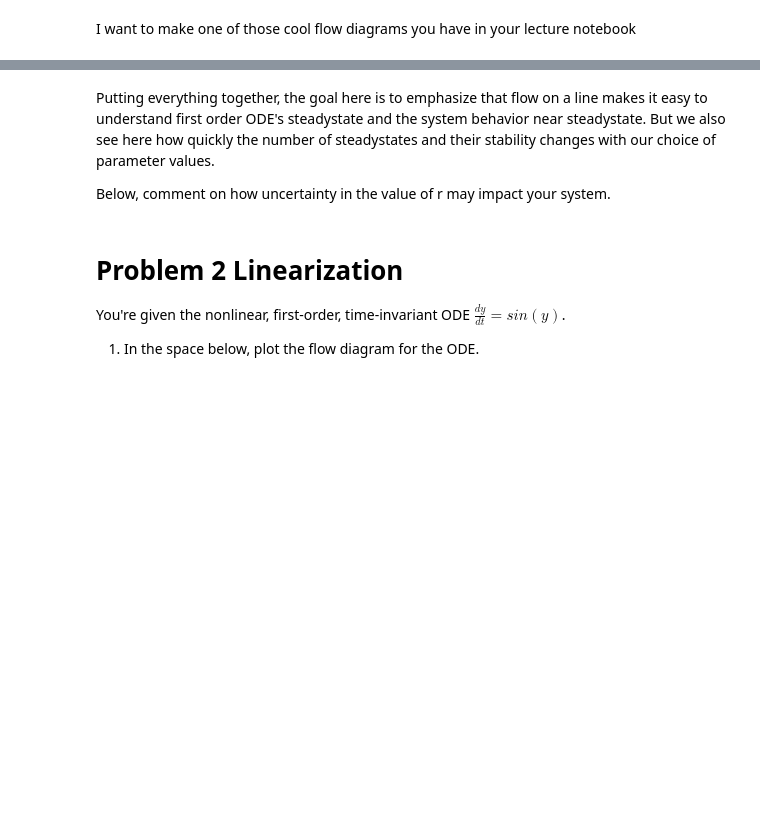
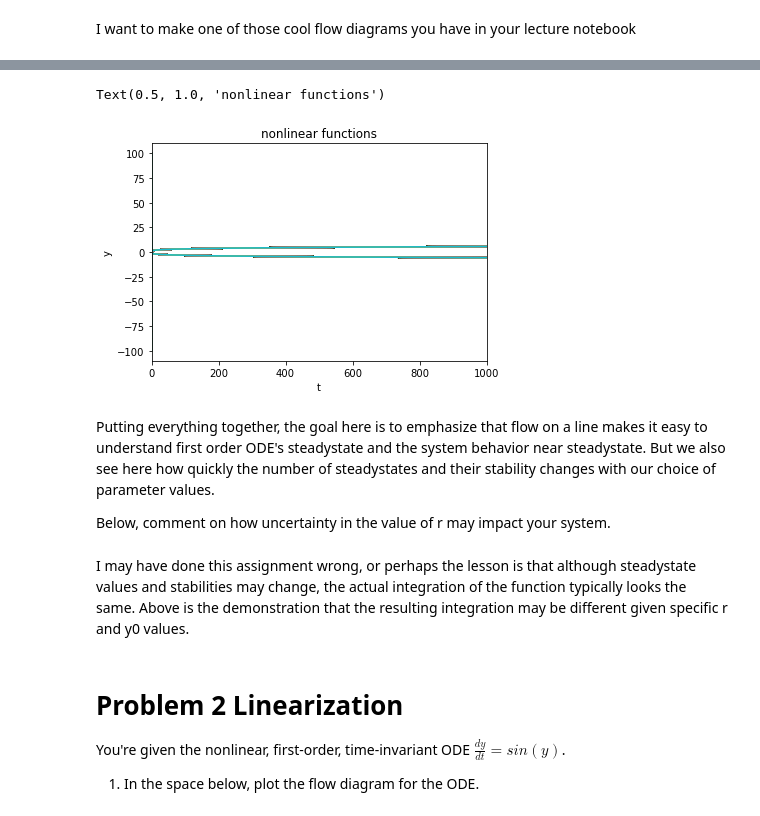
Before and after one commit to mdsnbutler/ChE_2410-Public-Repo, a Jupyter notebook: Homework/Homework 7 Flow on a Line.ipynb, the cells around one changed output, grey strips where cells are left out. Cells and saved outputs as stored; diff of their text form; code cells hidden in the pictures; blank space fills up the shorter version.

Commit message:
I think I'm done with hw7

```diff
--- a/Homework/Homework 7 Flow on a Line.ipynb
+++ b/Homework/Homework 7 Flow on a Line.ipynb
@@ -121,21 +121,25 @@ Nice. Now let's look at what the different integrations might look like.
 # %%
-iterations = 50
+iterations = 30
 #this cell will take several minutes if iterations is higher than 20
 
-for y0 in np.linspace(-10, 10, iterations):
-    for r in np.linspace(-10, 10, iterations):
+for y0 in np.linspace(-100, 100, iterations):
+    for r in np.linspace(-100, 100, iterations):
         y = odeint(func, y0, t = timesteps, args=(r,))
         plt.plot(timesteps, y)
 
 plt.xlabel('t')
 plt.ylabel('y')
-plt.xlim(0, 2)
-plt.ylim(-3, 3)
+plt.xlim(0, 1000)
 plt.title('nonlinear functions')
+# %% [output]
+Text(0.5, 1.0, 'nonlinear functions')
+[figure, added]
 # %% [markdown]
 Putting everything together, the goal here is to emphasize that flow on a line makes it easy to understand first order ODE's steadystate and the system behavior near steadystate. But we also see here how quickly the number of steadystates and their stability changes with our choice of parameter values.
 
 Below, comment on how uncertainty in the value of r may impact your system.
+# %% [markdown]
+I may have done this assignment wrong, or perhaps the lesson is that although steadystate values and stabilities may change, the actual integration of the function typically looks the same. Above is the demonstration that the resulting integration may be different given specific r and y0 values.
 # %% [markdown]
 # Problem 2 Linearization
 
```
Also changed, not shown: parts of 7 cells of this notebook.
